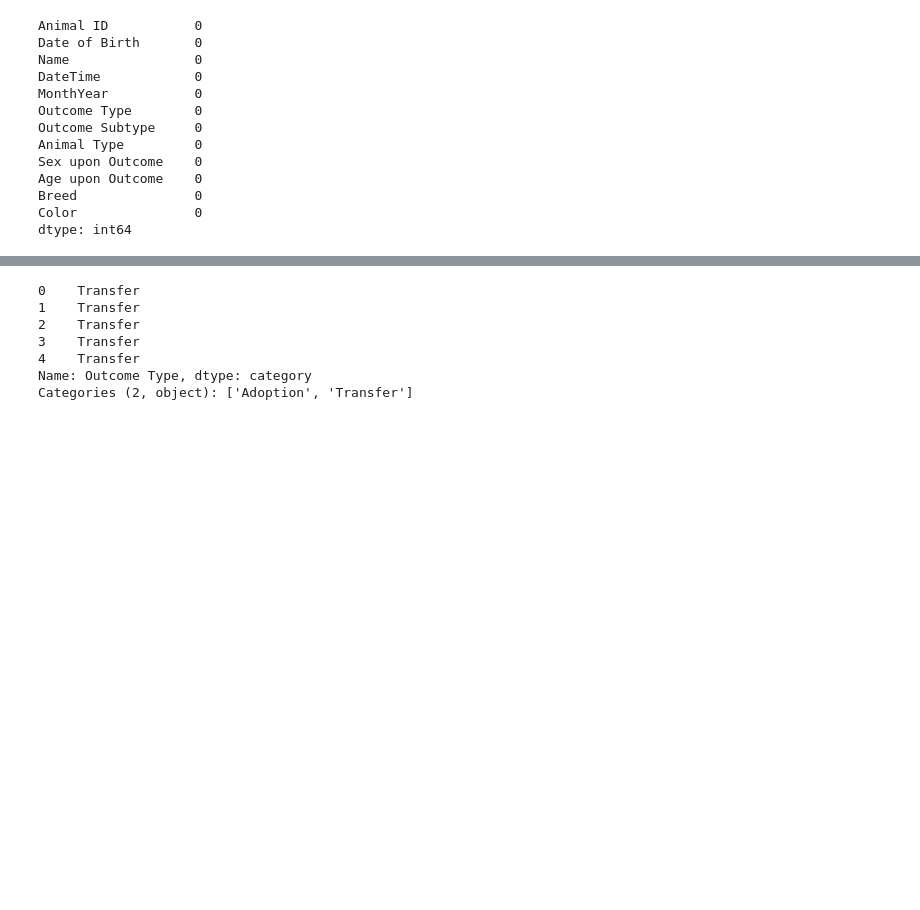
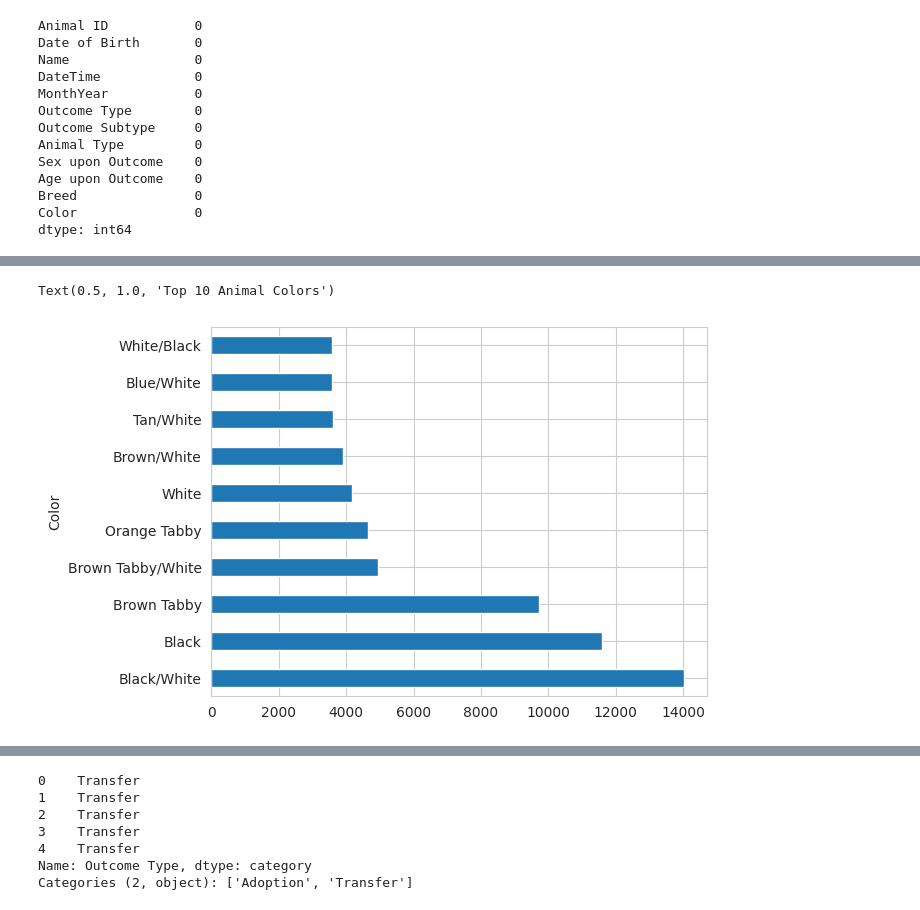
Before and after one commit to pkrish5/COE379-Project1, a Jupyter notebook: COE-Project1.ipynb, the cells around one changed output, grey strips where cells are left out. Cells and saved outputs as stored; diff of their text form; code cells hidden in the pictures; blank space fills up the shorter version.

```diff
--- a/COE-Project1.ipynb
+++ b/COE-Project1.ipynb
@@ -196,0 +235,8 @@ Name: count, dtype: int64
+# %%
+# Top 10 animal colors
+top_colors = animals['Color'].value_counts().head(10)
+top_colors.plot(kind='barh')
+axes[1,1].set_title('Top 10 Animal Colors')
+# %% [output]
+Text(0.5, 1.0, 'Top 10 Animal Colors')
+[figure, added]
```
Also changed, not shown: parts of 51 cells of this notebook, 1 other file.
